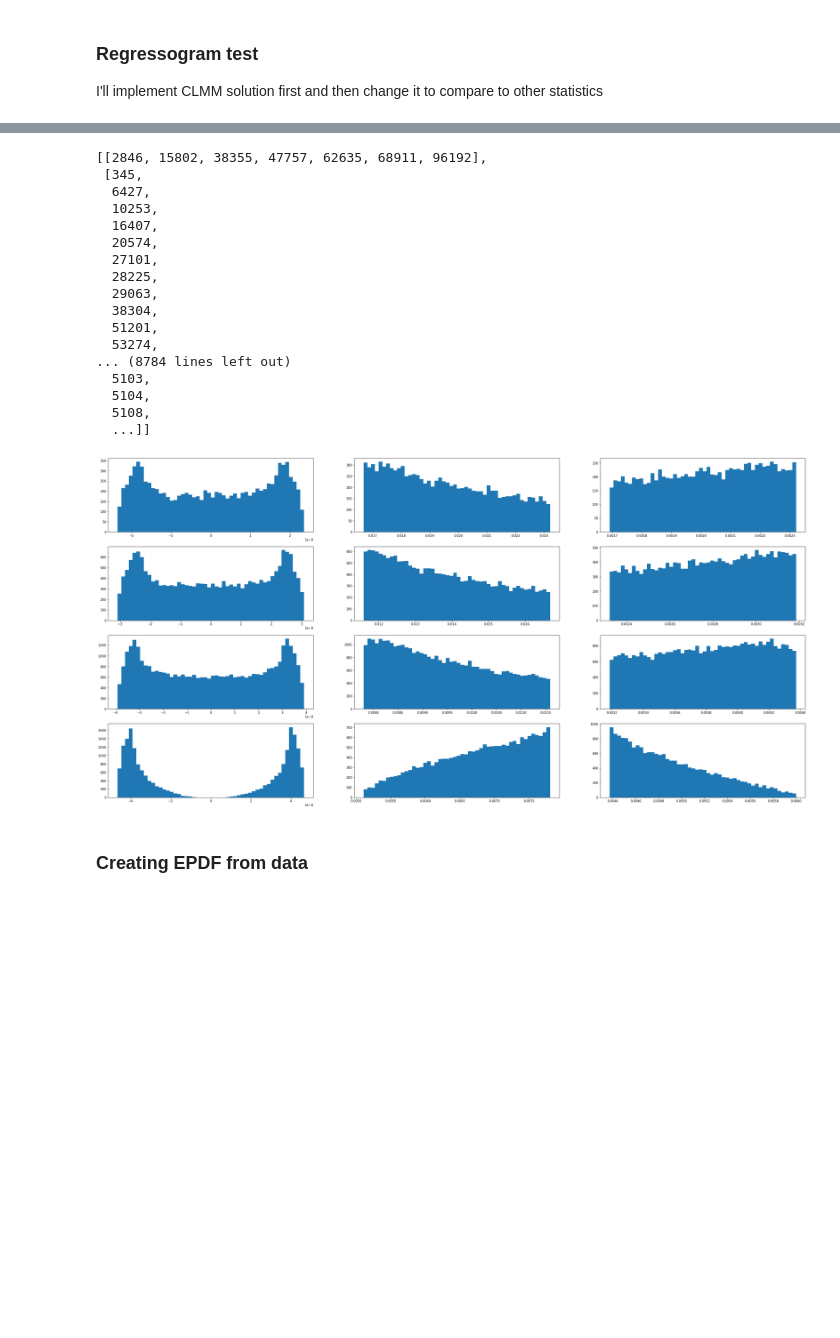
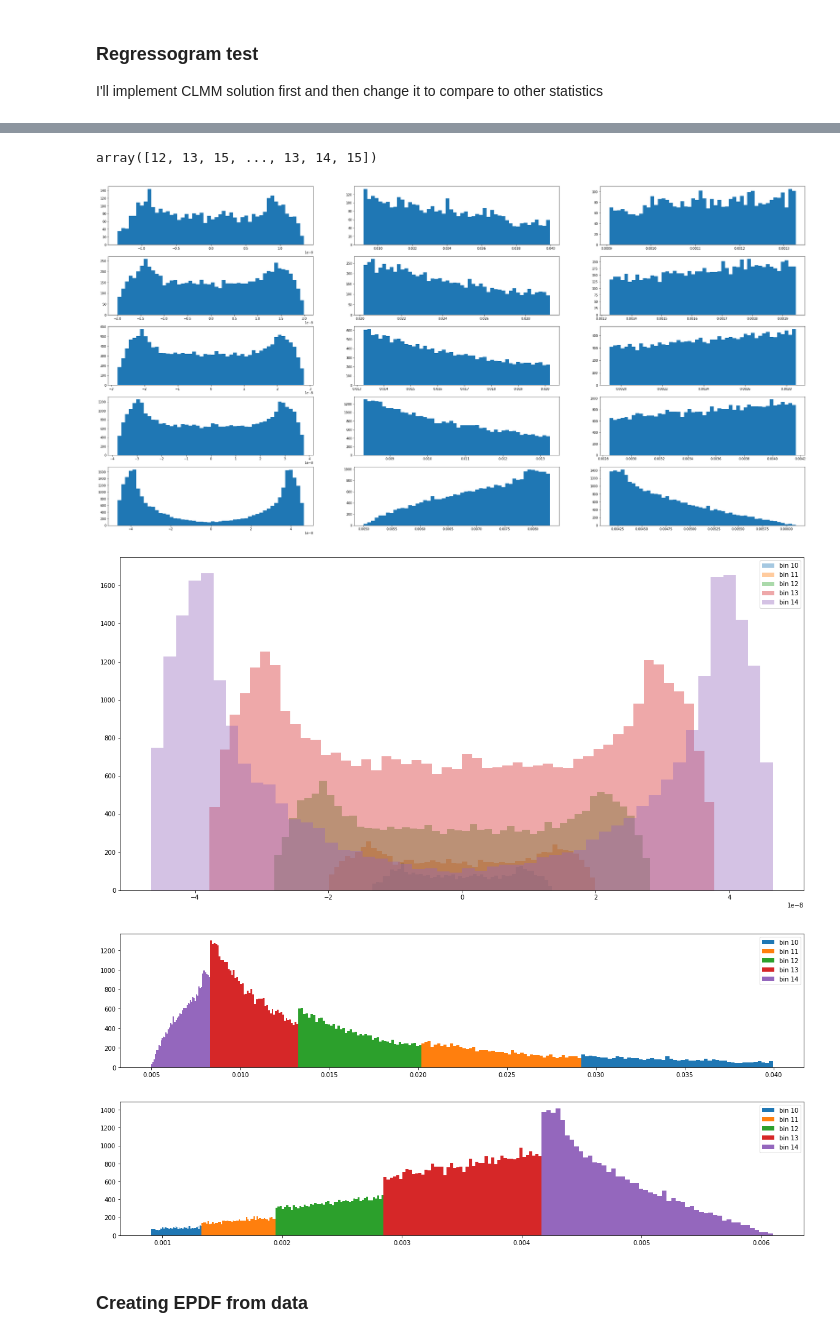
Before and after one commit to caioolivv/masters, a Jupyter notebook: CLMM Regressogram/CLMM_test.ipynb, the cells around one changed output, grey strips where cells are left out. Saved outputs shown, nothing was run; the diff lists cells and outputs as text; code cells hidden in the pictures; blank space fills up the shorter version.

Commit message:
Preparing better visualization of distribution through the bins.

```diff
--- a/CLMM Regressogram/CLMM_test.ipynb
+++ b/CLMM Regressogram/CLMM_test.ipynb
@@ -80,0 +96,5 @@ array([14, 14, 13, ..., 14, 13, 15])
+# %%
+bin_edges = da.make_bins(2e-5, 6.1e-3, 15, method='evenlog10width')
+gal_bins = binned_statistic(theta1, [theta1, g_t1], statistic='count', bins=bin_edges)[2]
+
+gal_bins
@@ -86,27 +115,10 @@ for i in range(15):
         if gal_bins[j] == i+1:
             bin_i.append(j)
     bins_gal.append(bin_i)
-bins_gal
-
+gal_bins
 # list: each entry is a list with the galaxies belonging to the respective bin
 # %% [output]
-[[2846, 15802, 38355, 47757, 62635, 68911, 96192],
- [345,
-  6427,
-  10253,
-  16407,
-  20574,
-  27101,
-  28225,
-  29063,
-  38304,
-  51201,
-  53274,
-... (8784 lines left out)
-  5103,
-  5104,
-  5108,
-  ...]]
+array([12, 13, 15, ..., 13, 14, 15])
 # %%
 bins_gal_theta = []
 for i in range(15):
@@ -138,19 +150,36 @@ for i in range(15):
 
 # same as bins_gal, but with gx instead of the galaxy number
 # %%
-fig, ax = plt.subplots(4, 3, figsize=(40,20), facecolor="white")
+fig, ax = plt.subplots(5, 3, figsize=(40,20), facecolor="white")
 
 
-for i in range(11,15):
-    ax[i-11][0].hist(bins_gal_gx[i], bins=50)
-    ax[i-11][1].hist(bins_gal_gt[i], bins=50)
-    ax[i-11][2].hist(bins_gal_theta[i], bins=50)
+for i in range(10,15):
+    ax[i-10][0].hist(bins_gal_gx[i], bins=50)
+    ax[i-10][1].hist(bins_gal_gt[i], bins=50)
+    ax[i-10][2].hist(bins_gal_theta[i], bins=50)
 
-# plt.savefig("bin_histogram.png")
+# #plotting the histogram for gx, gt and theta in the 4 last bins (the most populated ones)
 
-#plotting the histogram for gx, gt and theta in the 4 last bins (the most populated ones)
+fig, ax = plt.subplots(1, 1, figsize=(20,10), facecolor="white")
+
+
+for i in range(10, 15):
+    ax.hist(bins_gal_gx[i], bins=50, label=f"bin {i}", alpha=0.4)
+ax.legend()
+
+
+for data in [bins_gal_gt, bins_gal_theta]:
+    fig, ax = plt.subplots(1, 1, figsize=(20,4), facecolor="white")
+
+
+    for i in range(10, 15):
+        ax.hist(data[i], bins=50, label=f"bin {i}")
+    ax.legend()
 # %% [output]
-[figure, old version]
+[figure, new version]
+[figure, added]
+[figure, added]
+[figure, added]
 # %% [markdown]
 ### Creating EPDF from data
 # %%
```
Also changed, not shown: parts of 10 cells of this notebook.
